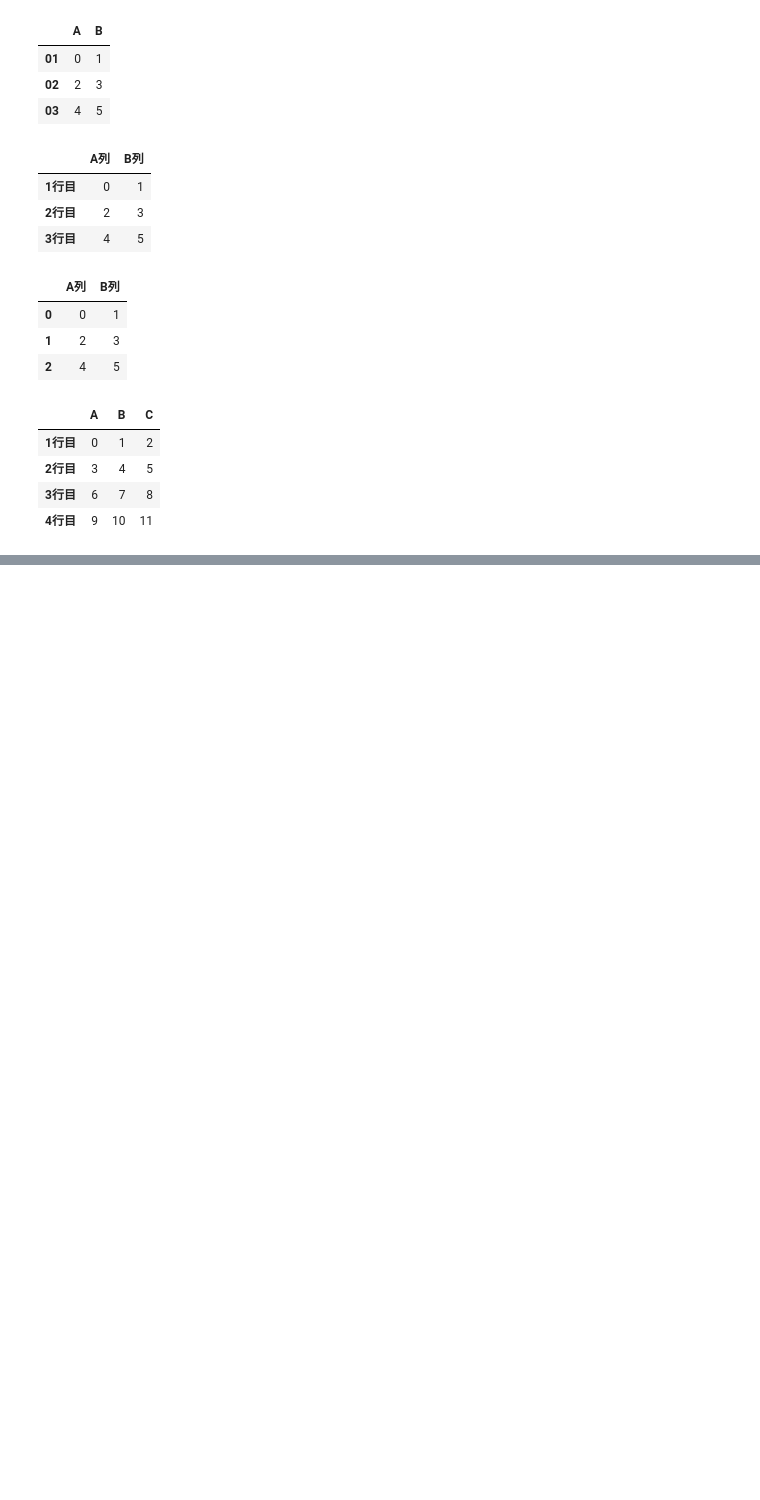
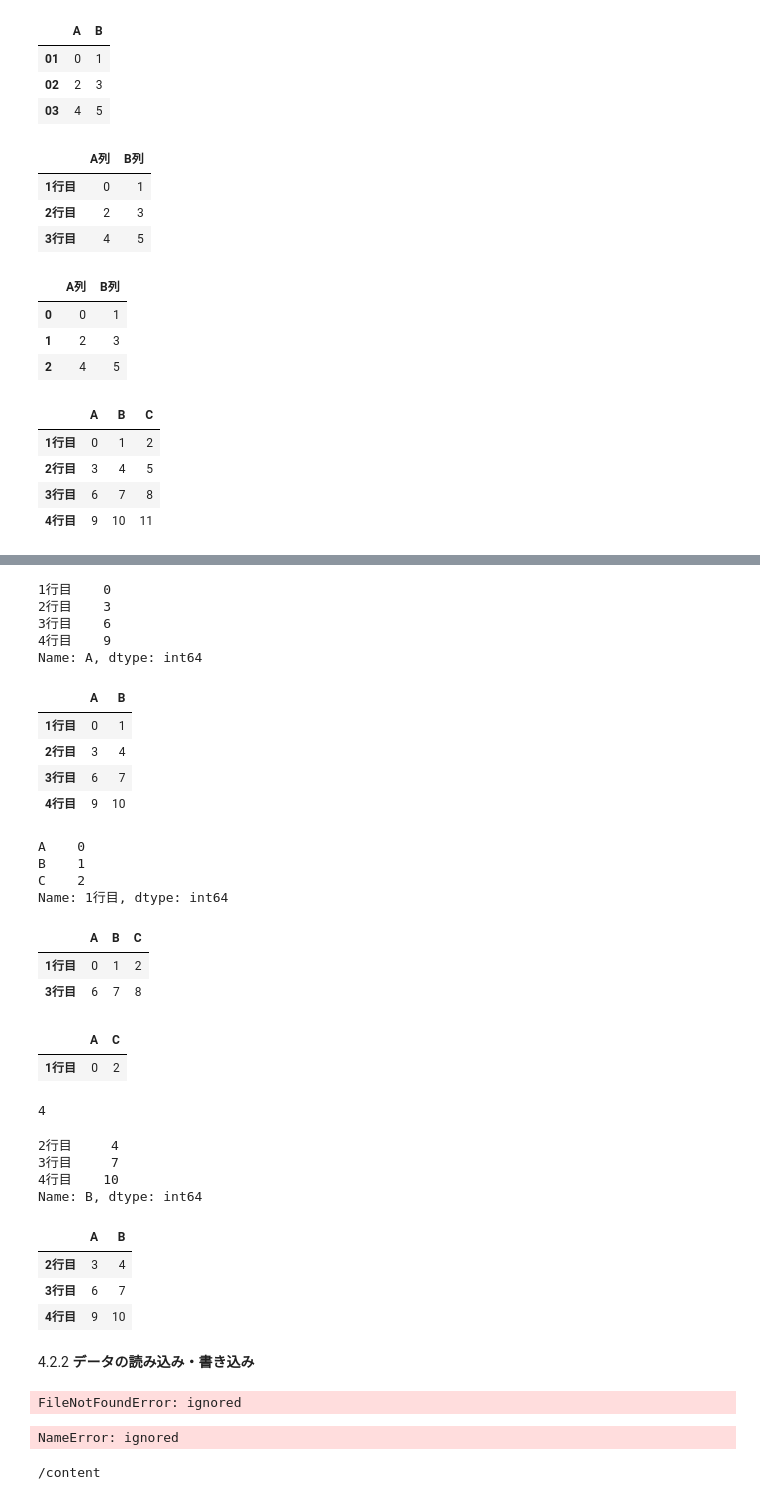
Before and after one commit to YukiNoji3/SampleCode, a Jupyter notebook: Python_DataAnalysis(pandas).ipynb, the cells around one changed output, grey strips where cells are left out. Saved outputs shown, nothing was run; the diff lists cells and outputs as text; code cells hidden in the pictures; blank space fills up the shorter version.

```diff
--- a/Python_DataAnalysis(pandas).ipynb
+++ b/Python_DataAnalysis(pandas).ipynb
@@ -143,0 +174,70 @@ df
+# %%
+df.loc[:, 'A']
+# %% [output]
+1行目    0
+2行目    3
+3行目    6
+4行目    9
+Name: A, dtype: int64
+# %%
+df.loc[:, ['A', 'B']]
+# %% [output]
+|  | A | B |
+| 1行目 | 0 | 1 |
+| 2行目 | 3 | 4 |
+| 3行目 | 6 | 7 |
+| 4行目 | 9 | 10 |
+# %%
+df.loc['1行目', :]
+# %% [output]
+A    0
+B    1
+C    2
+Name: 1行目, dtype: int64
+# %%
+df.loc[['1行目', '3行目'], :]
+# %% [output]
+|  | A | B | C |
+| 1行目 | 0 | 1 | 2 |
+| 3行目 | 6 | 7 | 8 |
+# %%
+df.loc[['1行目'],['A', 'C']]
+# %% [output]
+|  | A | C |
+| 1行目 | 0 | 2 |
+# %%
+df.iloc[1, 1]
+# %% [output]
+4
+# %%
+df.iloc[1:, 1]
+# %% [output]
+2行目     4
+3行目     7
+4行目    10
+Name: B, dtype: int64
+# %%
+df.iloc[1:, :2]
+# %% [output]
+|  | A | B |
+| 2行目 | 3 | 4 |
+| 3行目 | 6 | 7 |
+| 4行目 | 9 | 10 |
+# %% [markdown]
+4.2.2 **データの読み込み・書き込み**
+# %%
+import pandas as pd
+df = pd.read_csv('data/201704health.csv', encoding='utf-8')
+df
+# %% [output]
+FileNotFoundError: ignored
+# %%
+os.getcwd()
+# %% [output]
+NameError: ignored
+# %%
+import os
+path = os.getcwd()
+print(path)
+# %% [output]
+/content
```
Also changed, not shown: parts of 6 cells of this notebook.
